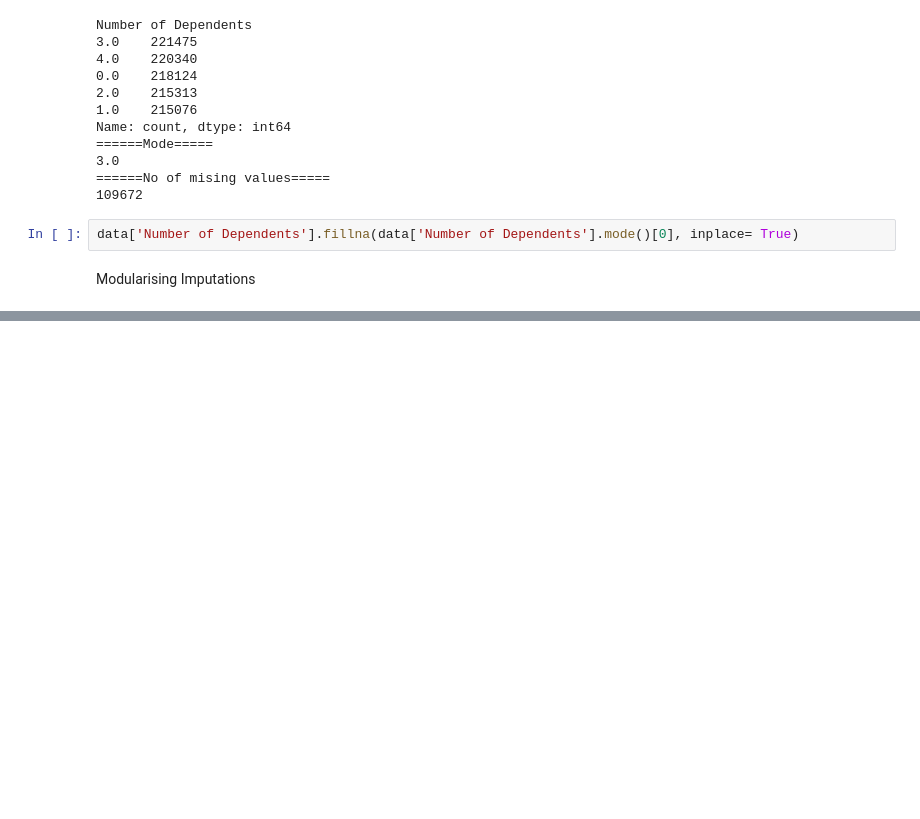
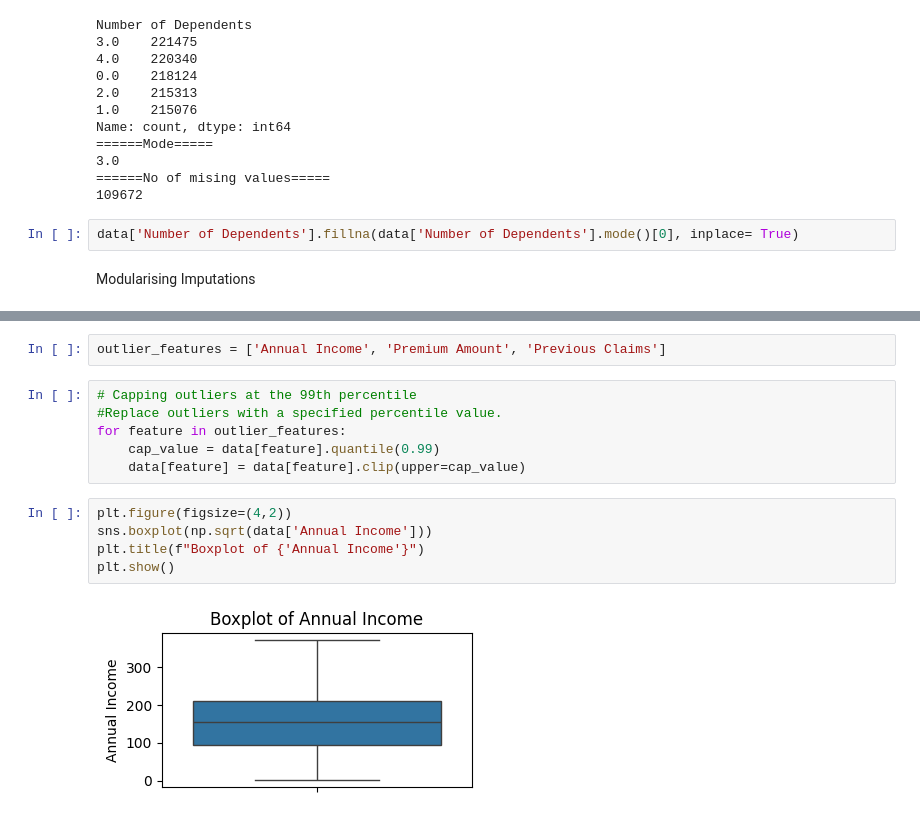
Before and after one commit to Mahaa-Lakshmi/SmartPremium, a Jupyter notebook: notebooks/preprocessing.ipynb, the cells around one changed output, grey strips where cells are left out. Cells and saved outputs as stored; diff of their text form; blank space fills up the shorter version.

```diff
--- a/notebooks/preprocessing.ipynb
+++ b/notebooks/preprocessing.ipynb
@@ -220,0 +268,15 @@ Columns with null values
+# %%
+outlier_features = ['Annual Income', 'Premium Amount', 'Previous Claims']
+# %%
+# Capping outliers at the 99th percentile
+#Replace outliers with a specified percentile value.
+for feature in outlier_features:
+    cap_value = data[feature].quantile(0.99)
+    data[feature] = data[feature].clip(upper=cap_value)
+# %%
+plt.figure(figsize=(4,2))
+sns.boxplot(np.sqrt(data['Annual Income']))
+plt.title(f"Boxplot of {'Annual Income'}")
+plt.show()
+# %% [output]
+[figure, added]
```
Also changed, not shown: parts of 45 cells of this notebook.
